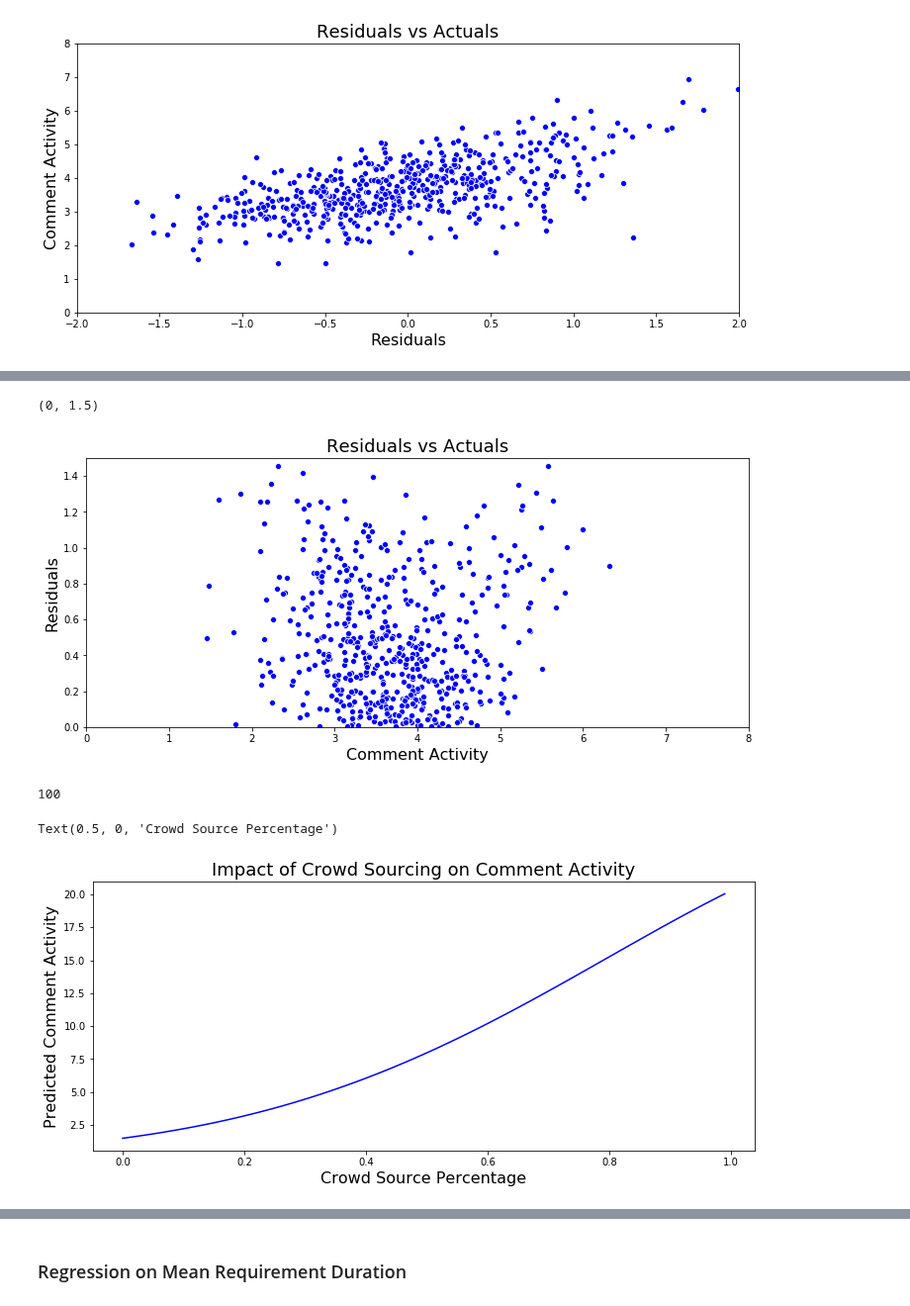
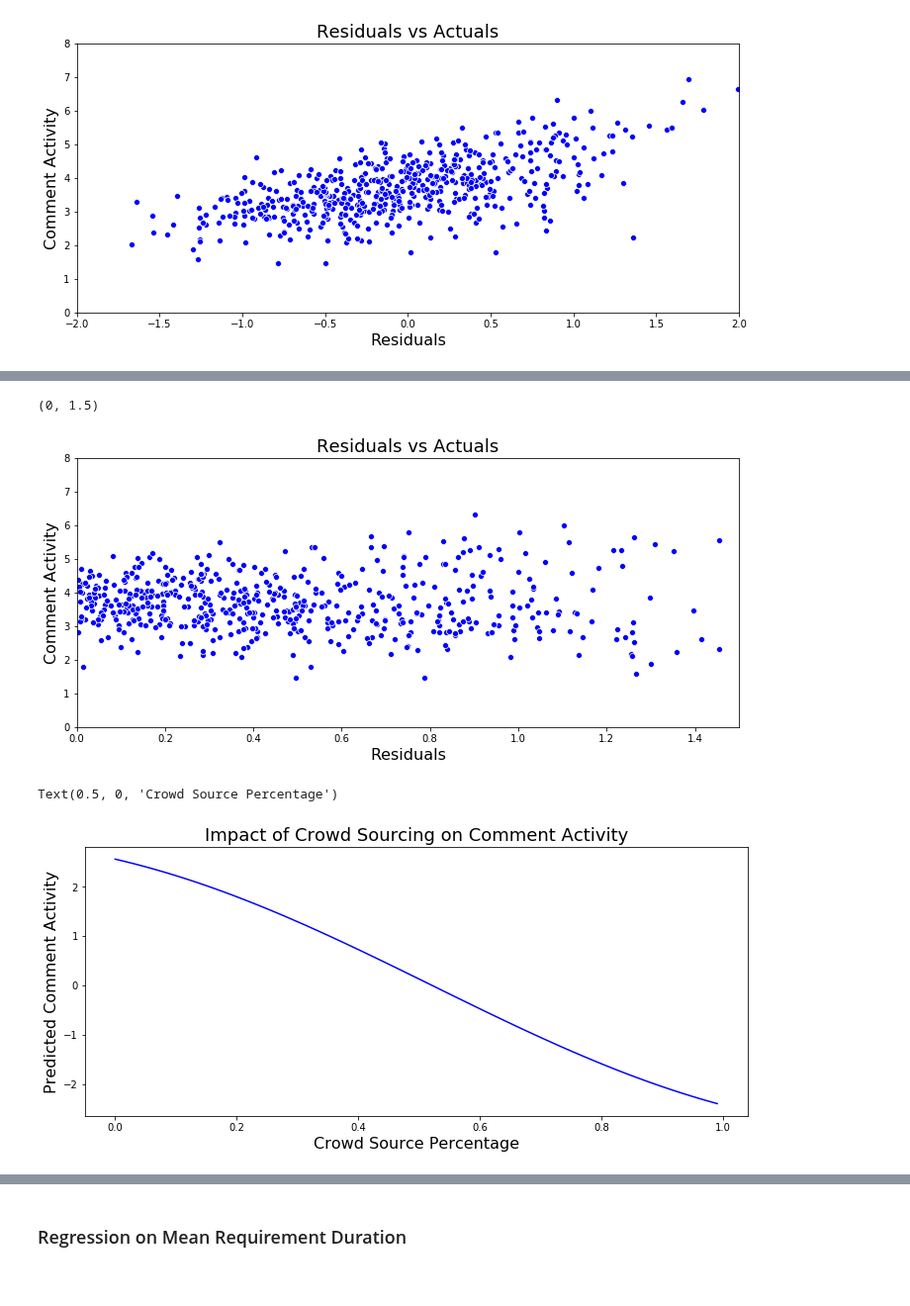
Before and after one commit to MthwRobinson/dissertation-research, a Jupyter notebook: research-notebooks/2-journal-article.ipynb, the cells around one changed output, grey strips where cells are left out. Shown at 99% size. Cells and saved outputs as stored; diff of their text form; code cells hidden in the pictures.

Commit message:
updated marginal effect charts for regressions

```diff
--- a/research-notebooks/2-journal-article.ipynb
+++ b/research-notebooks/2-journal-article.ipynb
@@ -166,12 +166,12 @@ topic_19:topic_20           26.2974     12.105      2.172      0.030       2.572
 all_data['comment_prediction'] = res.predict(X)
 # %%
 plt.figure(figsize=(12, 5))
-sns.scatterplot(y=abs(yhat - all_data['avg_comments']), x=all_data['avg_comments'], color='blue')
+sns.scatterplot(x=abs(yhat - all_data['avg_comments']), y=all_data['avg_comments'], color='blue')
 plt.title('Residuals vs Actuals', fontsize=18)
-plt.ylabel('Residuals', fontsize=16)
-plt.xlabel('Comment Activity', fontsize=16)
-plt.xlim([0, 8])
-plt.ylim([0, 1.5])
+plt.xlabel('Residuals', fontsize=16)
+plt.ylabel('Comment Activity', fontsize=16)
+plt.ylim([0, 8])
+plt.xlim([0, 1.5])
 # %% [output]
 (0, 1.5)
-[figure, old version]
+[figure, new version]
@@ -181,4 +177,0 @@ predictions = res.predict(crowd_pct_variation)
-# %%
-len(predictions)
-# %% [output]
-100
@@ -185,10 +196,10 @@ len(predictions)
 # %%
 plt.figure(figsize=(12, 5))
-sns.lineplot(y=predictions, x=[i/100 for i in range(100)], color='blue')
+sns.lineplot(y=marginal_effects['effect'], x=marginal_effects['crowd_pct'], color='blue')
 plt.title('Impact of Crowd Sourcing on Comment Activity', fontsize=18)
 plt.ylabel('Predicted Comment Activity', fontsize=16)
 plt.xlabel('Crowd Source Percentage', fontsize=16)
 # %% [output]
 Text(0.5, 0, 'Crowd Source Percentage')
-[figure, old version]
+[figure, new version]
 # %%
```
Also changed, not shown: parts of 32 cells of this notebook.
